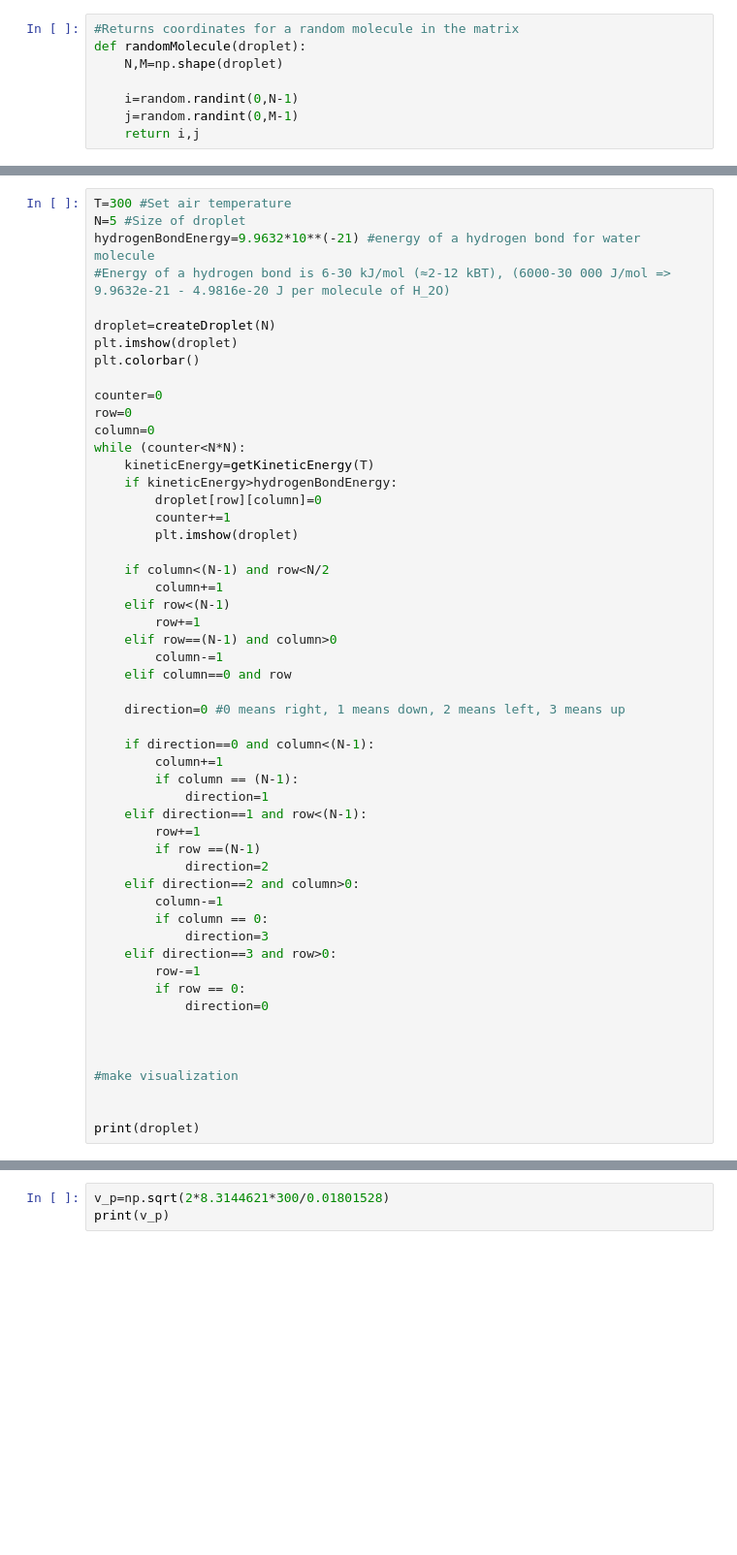
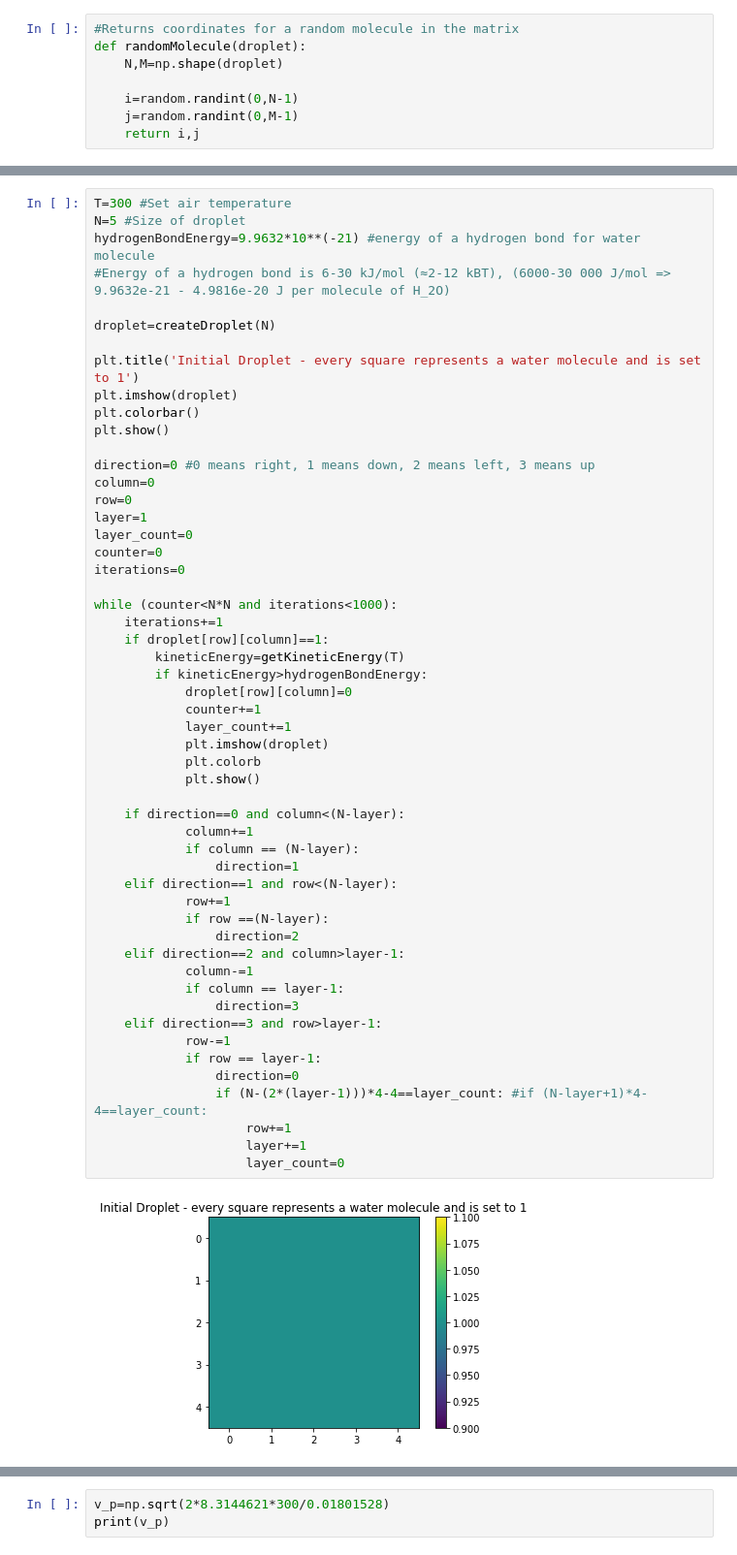
Before and after one commit to lilymansfield/FinalProject_250_Lily, a Jupyter notebook: FinalProject.ipynb, the cells around one changed output, grey strips where cells are left out. Shown at 97% size. Drawn from its saved outputs; the diff is of its cells as text; blank space fills up the shorter version.

Commit message:
Initial algorithm is working

```diff
--- a/FinalProject.ipynb
+++ b/FinalProject.ipynb
@@ -98,54 +93,55 @@ print(getKineticEnergy(300))
 # %%
 T=300 #Set air temperature
 N=5 #Size of droplet
 hydrogenBondEnergy=9.9632*10**(-21) #energy of a hydrogen bond for water molecule
 #Energy of a hydrogen bond is 6-30 kJ/mol (≈2-12 kBT), (6000-30 000 J/mol => 9.9632e-21 - 4.9816e-20 J per molecule of H_2O)
 
 droplet=createDroplet(N)
+
+plt.title('Initial Droplet - every square represents a water molecule and is set to 1')
 plt.imshow(droplet)
 plt.colorbar()
+plt.show()
 
+direction=0 #0 means right, 1 means down, 2 means left, 3 means up
+column=0
+row=0
+layer=1
+layer_count=0
 counter=0
-row=0
-column=0
-while (counter<N*N):
-    kineticEnergy=getKineticEnergy(T)
-    if kineticEnergy>hydrogenBondEnergy:
-        droplet[row][column]=0
-        counter+=1
-        plt.imshow(droplet)
+iterations=0
 
-    if column<(N-1) and row<N/2
-        column+=1
-    elif row<(N-1)
-        row+=1
-    elif row==(N-1) and column>0
-        column-=1
-    elif column==0 and row
+while (counter<N*N and iterations<1000):
+    iterations+=1
+    if droplet[row][column]==1:
+        kineticEnergy=getKineticEnergy(T)
+        if kineticEnergy>hydrogenBondEnergy:
+            droplet[row][column]=0
+            counter+=1
+            layer_count+=1
+            plt.imshow(droplet)
+            plt.colorb
+            plt.show()
 
-    direction=0 #0 means right, 1 means down, 2 means left, 3 means up
-
-    if direction==0 and column<(N-1):
-        column+=1
-        if column == (N-1):
-            direction=1
-    elif direction==1 and row<(N-1):
-        row+=1
-        if row ==(N-1)
-            direction=2
-    elif direction==2 and column>0:
-        column-=1
-        if column == 0:
-            direction=3
-    elif direction==3 and row>0:
-        row-=1
-        if row == 0:
-            direction=0
-
-
-
-#make visualization
-
-
-print(droplet)
+    if direction==0 and column<(N-layer):
+            column+=1
+            if column == (N-layer):
+                direction=1
+    elif direction==1 and row<(N-layer):
+            row+=1
+            if row ==(N-layer):
+                direction=2
+    elif direction==2 and column>layer-1:
+            column-=1
+            if column == layer-1:
+                direction=3
+    elif direction==3 and row>layer-1:
+            row-=1
+            if row == layer-1:
+                direction=0
+                if (N-(2*(layer-1)))*4-4==layer_count: #if (N-layer+1)*4-4==layer_count:
+                    row+=1
+                    layer+=1
+                    layer_count=0
 # %% [output]
+[figure, new version]
```
Also changed, not shown: parts of 5 cells of this notebook.
